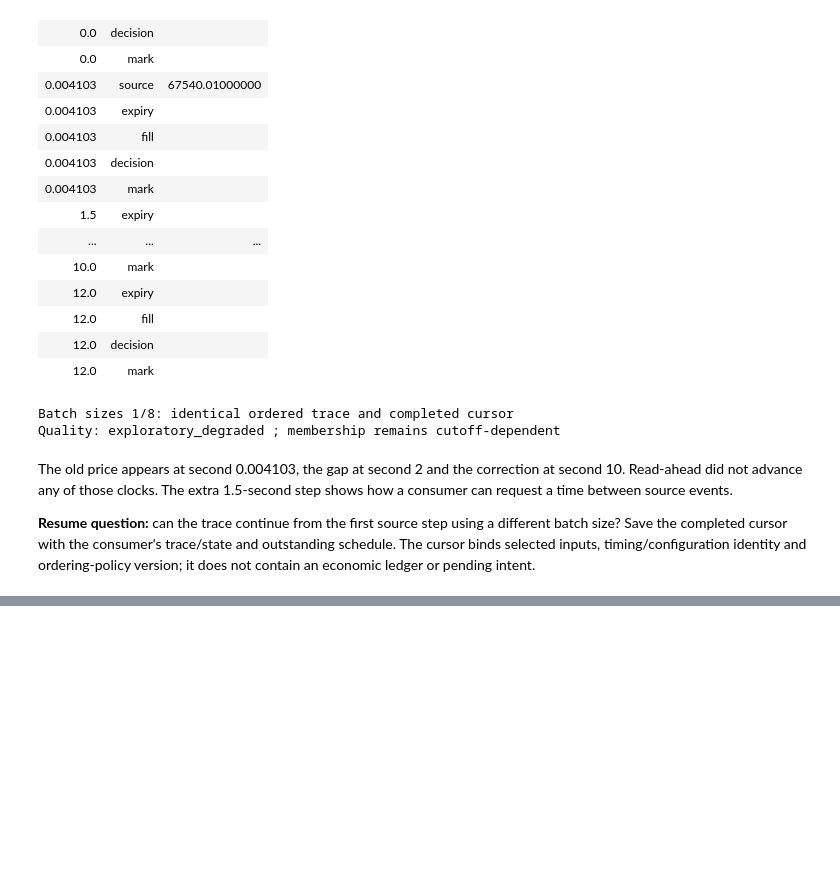
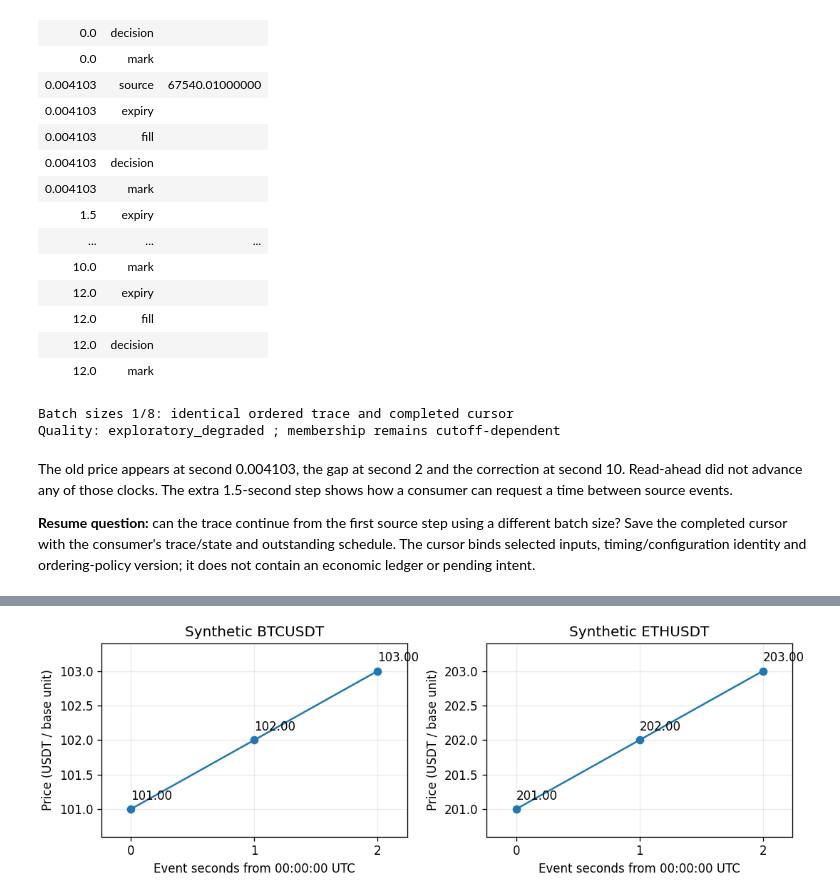
Before and after one commit to lixuanguang/alpha-research-lab-private, a Jupyter notebook: examples/research-foundations.ipynb, the cells around one changed output, grey strips where cells are left out. Cells and saved outputs as stored; diff of their text form; code cells hidden in the pictures; blank space fills up the shorter version.

```diff
--- a/examples/research-foundations.ipynb
+++ b/examples/research-foundations.ipynb
@@ -623,11 +631,8 @@ Serialize the same `DatasetInput` records and pass them to `alpha-dataset publis
 --inputs`. This invocation runs outside the checkout and must return the same ID
 as Python. For operating retained stores, see the [dataset API guide](../src/alpha_research/data/README.md).
 # %%
-# standard library imports
-from shutil import which
-
-executable = which("alpha-dataset")
-assert executable is not None, "Refresh the installed package first."
+executable = Path(sys.executable).parent / "alpha-dataset"
+assert executable.is_file(), "Install the candidate command beside the selected kernel."
 input_paths = [local / f"input-{index}.json" for index in range(len(inputs))]
 for path, item in zip(input_paths, inputs, strict=True):
     path.write_bytes(codec.encode_json(item))
@@ -1475,0 +1556,83 @@ extension workflow. This notebook does not start it.
+# %%
+class EdaPlot:
+    """Retain only this six-point teaching sample and its append-only attempt log."""
+
+    def __init__(self) -> None:
+        """Start a bounded plot buffer separate from the streaming summary."""
+        self.points: dict[str, list[tuple[int, Decimal]]] = {}
+
+    def consume(self, batch: QueryBatch) -> None:
+        """Observe exact prices; convert to floats only at the plotting boundary.
+
+        Args:
+            batch: One batch from the selected synthetic query.
+        """
+        for row in batch.rows:
+            if isinstance(row, QueryMarketRow):
+                revision = row.values[3]
+                assert isinstance(revision, TradeRevision)
+                event = revision.occurrences[0].event
+                assert isinstance(event, ArchiveTrade)
+                seconds = (event.ts_event - eda_config.start) // timedelta(seconds=1)
+                self.points.setdefault(event.symbol, []).append((seconds, event.price))
+
+    @staticmethod
+    def report(record: dict[str, object]) -> None:
+        """Retain the complete identity/evidence without exporting market rows.
+
+        Args:
+            record: Started, complete or failed EDA attempt.
+        """
+        with (eda_directory / "notebook-attempts.jsonl").open("ab") as output:
+            output.write(codec.encode_json(record) + b"\n")
+
+
+plot = EdaPlot()
+eda_summary = inspect_eda(
+    eda_directory / "query.json",
+    eda_directory / "snapshots",
+    RawStore(eda_directory / "raw"),
+    report=plot.report,
+    consume=plot.consume,
+)
+retained = [
+    json.loads(line) for line in (eda_directory / "attempts.jsonl").read_text().splitlines()
+]
+assert eda_summary["summary_identity"] == retained[1]["summary_identity"]
+assert eda_summary["rows"] == 6 and eda_summary["batches"] == 3
+NotebookDisplay.show_table(
+    ("Observation", "Value"),
+    [
+        (key, eda_summary[key])
+        for key in (
+            "query_identity",
+            "summary_identity",
+            "rows",
+            "controls",
+            "batches",
+            "max_batch_rows",
+            "query_seconds",
+            "duration_seconds",
+            "process_peak_rss_bytes",
+            "process_input_blocks",
+        )
+    ],
+)
+fig, axes = plt.subplots(1, 2, figsize=(9, 3), layout="constrained")
+for axis, (symbol, points) in zip(axes, plot.points.items(), strict=True):
+    axis.plot([t for t, _ in points], [float(price) for _, price in points], "o-")
+    axis.set(
+        title=f"Synthetic {symbol}",
+        xlabel="Event seconds from 00:00:00 UTC",
+        ylabel="Price (USDT / base unit)",
+        xticks=[0, 1, 2],
+    )
+    axis.margins(x=0.12, y=0.20)
+    axis.grid(alpha=0.25)
+    for second, price in points:
+        axis.annotate(str(price), (second, float(price)), xytext=(0, 8), textcoords="offset points")
+plot_image = BytesIO()
+fig.savefig(plot_image, format="png", dpi=120)
+display(Image(data=plot_image.getvalue()))
+plt.close(fig)
+# %% [output]
@@ -1475,0 +1650 @@ extension workflow. This notebook does not start it.
+[figure, added]
```
Also changed, not shown: parts of 14 cells of this notebook, 11 other files.
